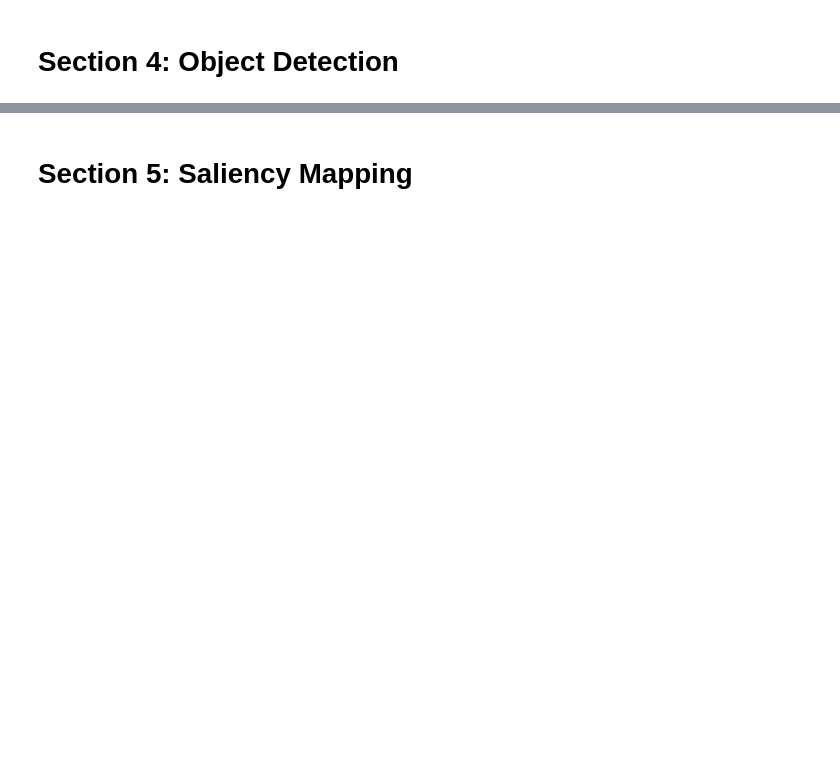
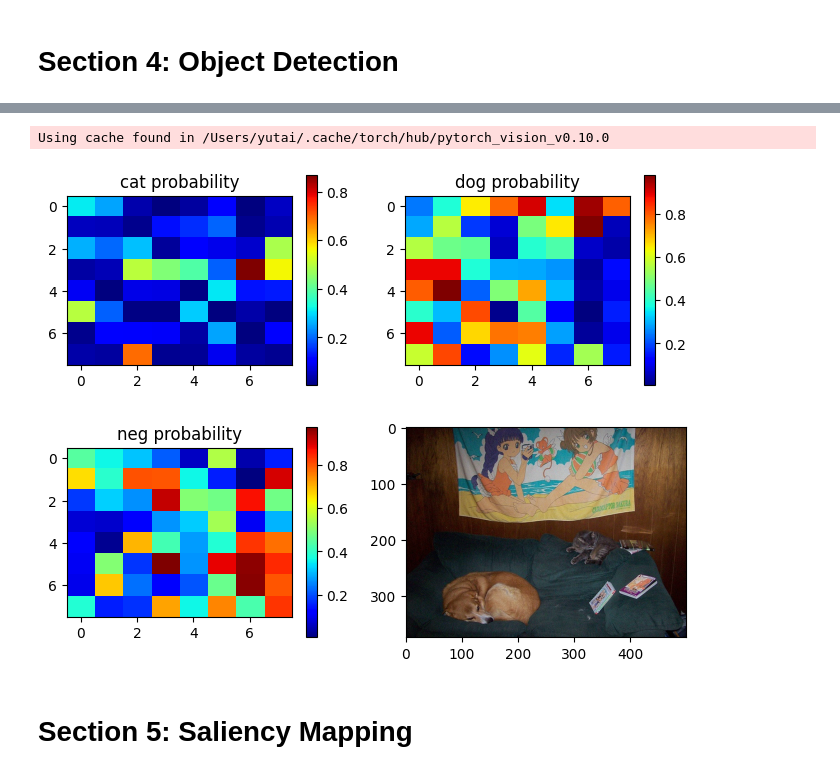
Before and after one commit to yutaizhou/CSCI699_RobotLearning_HW1, a Jupyter notebook: p2_image_classification.ipynb, the cells around one changed output, grey strips where cells are left out. Saved outputs shown, nothing was run; the diff lists cells and outputs as text; code cells hidden in the pictures; blank space fills up the shorter version.

```diff
--- a/p2_image_classification.ipynb
+++ b/p2_image_classification.ipynb
@@ -319,6 +299,7 @@ plot_classification(raw_img, window_predictions)
 # %%
 def compute_convolutional_KxK_classification(
     model: nn.Module,
+    classifier: nn.Module,
     raw_img: np.ndarray,
     transforms
 ):
@@ -331,32 +312,49 @@ def compute_convolutional_KxK_classification(
     Outputs:
       predictions: a (K, K, 3) np.array.
     """
-    transformed_img = transform(raw_img)
+    x = transform(raw_img)
+    ######### Your code starts here #########
+    out = model(x.unsqueeze(0)) # (1, 131072)
 
-    ######### Your code starts here #########
+    # embedding size is 2048 (see train_embs.shape), 8x8 is the output size of the last conv layer
+    out = out.reshape(1*8*8, 2048)
+    out = F.softmax(classifier(out), dim=1)
+    predictions = out.detach().cpu().numpy().squeeze().reshape(8,8,-1)
 
+    assert np.allclose(predictions.sum(axis=-1),1)
     ######### Your code ends here #########
 
     return predictions
 # %%
 # Get raw image, do not apply transform
-catswithdogs_dir = "/content/datasets/catswithdogs"
-raw_img = np.array(Image.open(os.path.join(catswithdogs_dir, "001211.jpg")))
+catswithdogs_dir = "content/datasets/catswithdogs"
+raw_img = np.array(Image.open(os.path.join(catswithdogs_dir, "002268.jpg")))
 
 transform = transforms.Compose([
     transforms.ToPILImage(),                  # Numpy array to PIL Image first
     transforms.Resize((IMG_SIZE, IMG_SIZE)),  # Resize to dimensions for Inception network
     transforms.ToTensor(),                    # Convert PIL Image to tensor
     transforms.Normalize(mean=[0.485, 0.456, 0.406], std=[0.229, 0.224, 0.225]),  # Normalize
 ])
 
+model = torch.hub.load('pytorch/vision:v0.10.0', 'inception_v3', pretrained=True)
+model.eval()
+for component in ["avgpool", "dropout", "fc"]:
+    assert component in model._modules
+    model._modules[component] = nn.Identity()
+# model.fc = linear_classifier
+
 window_predictions = compute_convolutional_KxK_classification(
-    model= # TODO: fill this in,
+    model= model,
+    classifier = linear_classifier,
     raw_img=raw_img,
     transforms=transform,
 )
 
-plot_classification(raw_img, window_predictions)
+plot_classification(raw_img, window_predictions, "convolutional_KxK_classification.png")
+# %% [output]
+Using cache found in /Users/yutai/.cache/torch/hub/pytorch_vision_v0.10.0
+[figure, added]
 # %% [markdown]
 # Section 5: Saliency Mapping
 # %%
```
Also changed, not shown: parts of 11 cells of this notebook.
